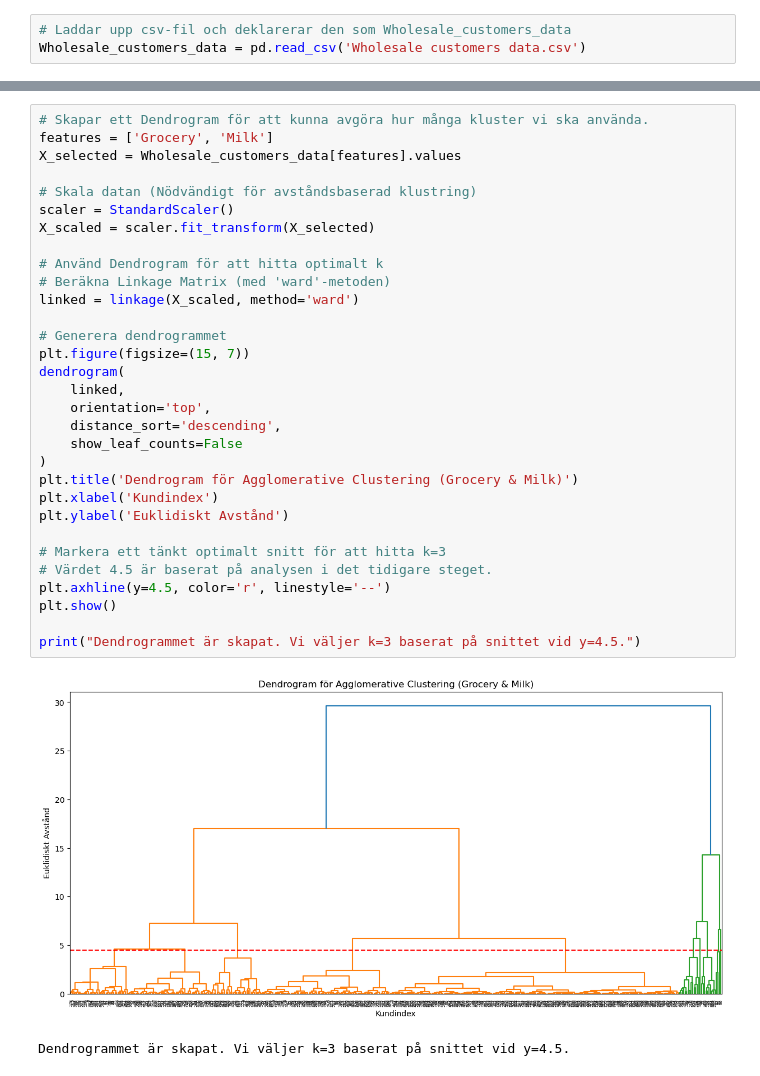
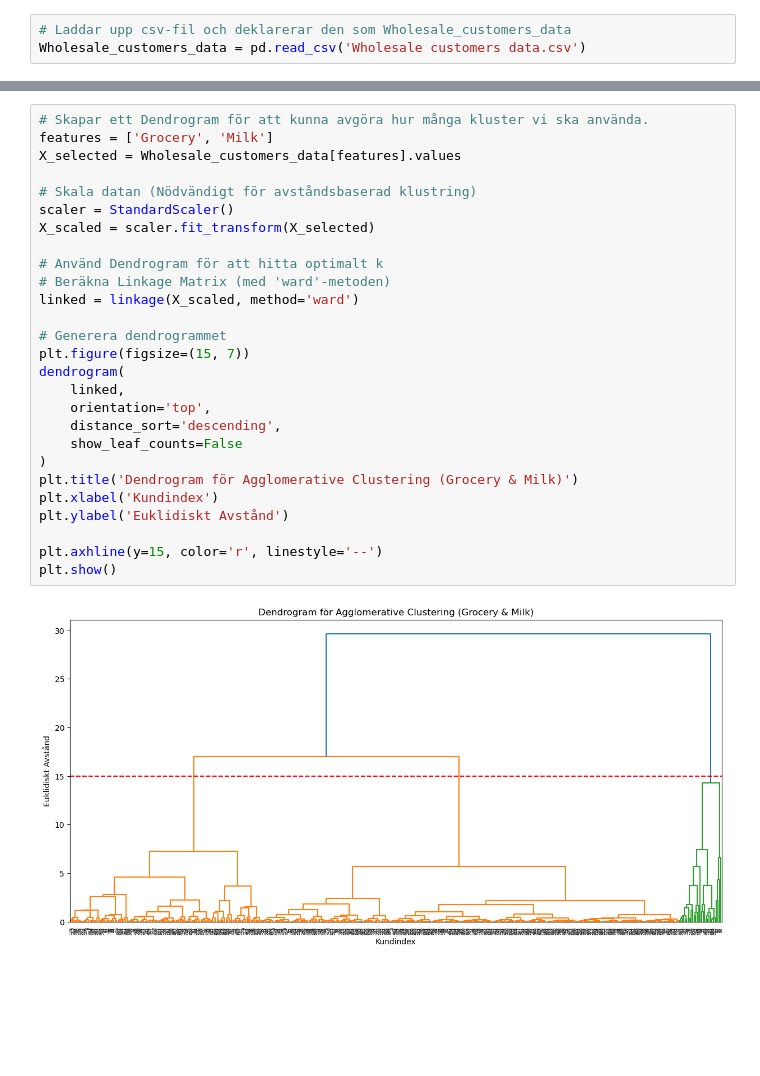
Before and after one commit to phedstroem/GIK2FB_Labb1_Grupp6, a Jupyter notebook: T2.ipynb, the cells around one changed output, grey strips where cells are left out. Cells and saved outputs as stored; diff of their text form; blank space fills up the shorter version.

```diff
--- a/T2.ipynb
+++ b/T2.ipynb
@@ -68,37 +63,32 @@ plt.show()
 # %%
 # Skapar ett Dendrogram för att kunna avgöra hur många kluster vi ska använda.
 features = ['Grocery', 'Milk']
 X_selected = Wholesale_customers_data[features].values
 
 # Skala datan (Nödvändigt för avståndsbaserad klustring)
 scaler = StandardScaler()
 X_scaled = scaler.fit_transform(X_selected)
 
 # Använd Dendrogram för att hitta optimalt k
 # Beräkna Linkage Matrix (med 'ward'-metoden)
 linked = linkage(X_scaled, method='ward')
 
 # Generera dendrogrammet
 plt.figure(figsize=(15, 7))
 dendrogram(
     linked,
     orientation='top',
     distance_sort='descending',
     show_leaf_counts=False
 )
 plt.title('Dendrogram för Agglomerative Clustering (Grocery & Milk)')
 plt.xlabel('Kundindex')
 plt.ylabel('Euklidiskt Avstånd')
 
-# Markera ett tänkt optimalt snitt för att hitta k=3
-# Värdet 4.5 är baserat på analysen i det tidigare steget.
-plt.axhline(y=4.5, color='r', linestyle='--')
+plt.axhline(y=15, color='r', linestyle='--')
 plt.show()
-
-print("Dendrogrammet är skapat. Vi väljer k=3 baserat på snittet vid y=4.5.")
 # %% [output]
-[figure, old version]
+[figure, new version]
-Dendrogrammet är skapat. Vi väljer k=3 baserat på snittet vid y=4.5.
 # %%
 # Sätt optimalt antal kluster baserat på Dendrogrammet
 optimal_k = 3
```
Also changed, not shown: parts of 4 cells of this notebook.
